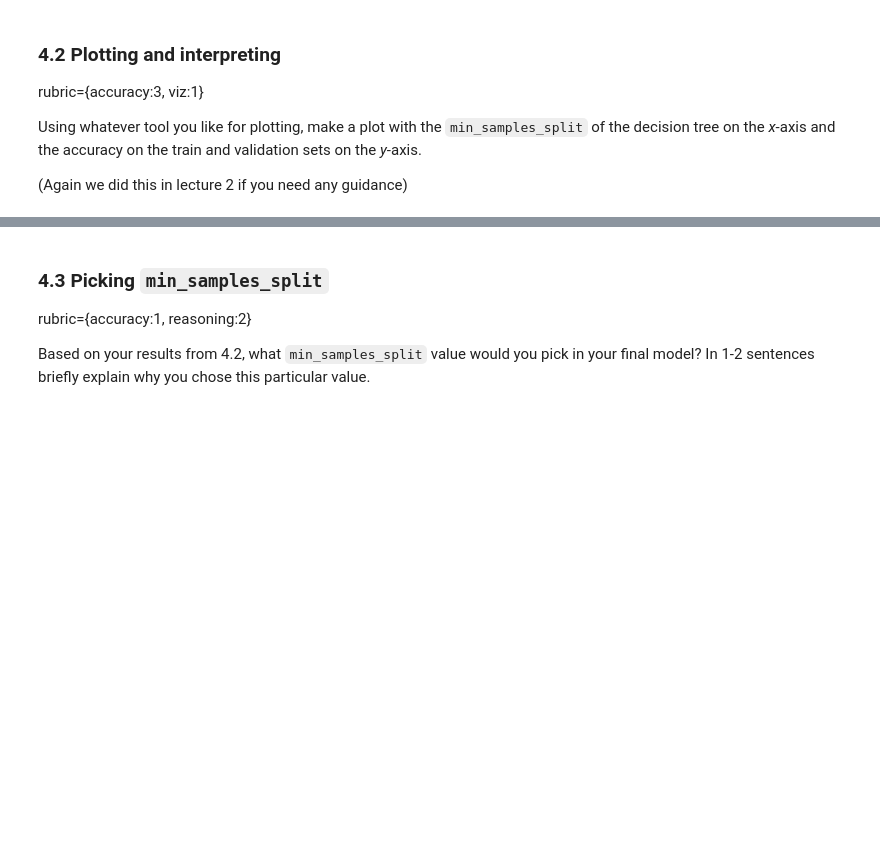
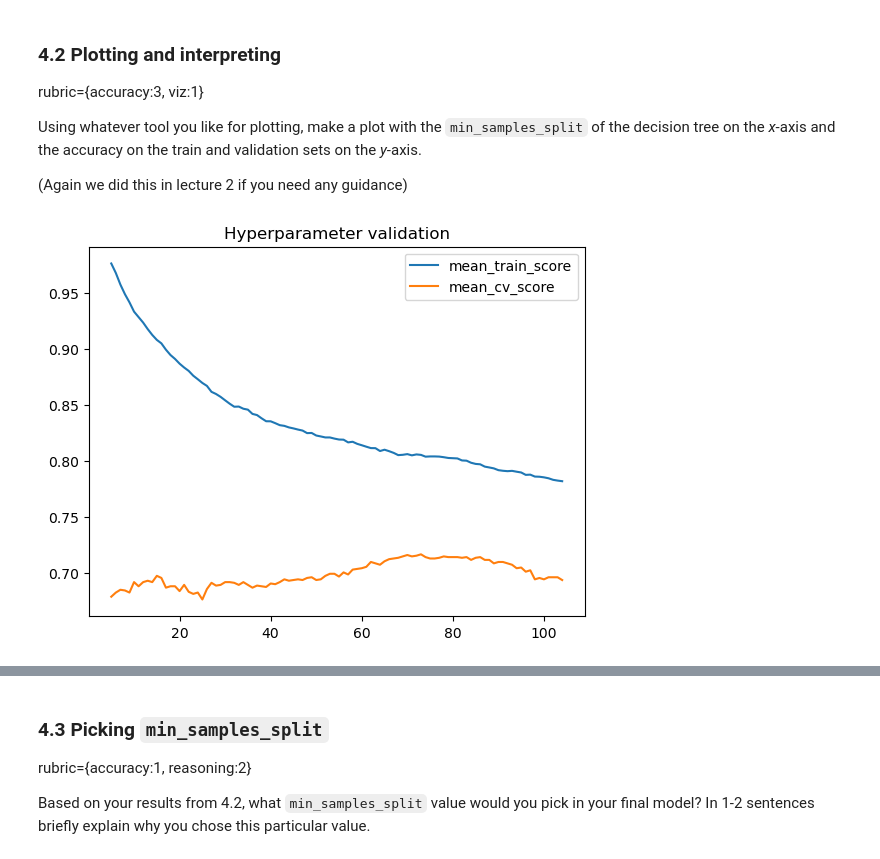
Before and after one commit to Aizenz/BAIT509assignments, a Jupyter notebook: assignment1/assignment1.ipynb, the cells around one changed output, grey strips where cells are left out. Drawn from its saved outputs; the diff is of its cells as text; code cells hidden in the pictures; blank space fills up the shorter version.

```diff
--- a/assignment1/assignment1.ipynb
+++ b/assignment1/assignment1.ipynb
@@ -238,3 +251,3 @@ The starter code below reads the data CSV file into the notebook. make sure you
 # %%
-spotify_df = pd.read_csv("spotify.csv", index_col=0)
-spotify_df
+spotify_df = pd.read_csv("data.csv", index_col=0)
+spotify_df.head()
@@ -245,7 +265,8 @@ rubric={accuracy:2}
 Split your `spotify_df` into your train and test splits.  Name the training data `train_df` and the testing data `test_df` using an 80/20 train to test split. Set your `random_state` to 77 to keep it consistent and facilitate grading.
 # %%
 # Assign the splits to train_df and test_df
-...
+from sklearn.model_selection import train_test_split
+train_df, test_df = train_test_split(spotify_df,test_size=0.2,train_size=0.8,random_state=77)
 # %% [markdown]
 ### 2.2 Explaining histograms
 
@@ -293,0 +318,8 @@ dummy_model = ...
+# %%
+from sklearn.dummy import DummyClassifier
+dummy_model = DummyClassifier(strategy="most_frequent")
+dummy_model.fit(X_train,y_train)
+display("The train set score is:")
+display(dummy_model.score(X_train,y_train))
+display("The test set socre is:")
+dummy_model.score(X_test,y_test)
@@ -358,0 +446,14 @@ results_df = ...
+# %%
+
+results_dict = {"depth": list(), "mean_train_score": list(), "mean_cv_score": list()}
+
+# Iterate over the hyperparameter values
+for depth in range(5, 105):
+    model = DecisionTreeClassifier(min_samples_split=depth)
+    scores = cross_validate(model, X_train, y_train, cv=10, return_train_score=True)
+    results_dict["depth"].append(depth)
+    results_dict["mean_cv_score"].append(scores["test_score"].mean())
+    results_dict["mean_train_score"].append(scores["train_score"].mean())
+
+results_df = pd.DataFrame(results_dict).set_index('depth')
+results_df
@@ -370,0 +482,11 @@ accuracy_plot
+# %%
+import seaborn as sns
+import  matplotlib.pyplot as plt
+
+plt.plot(results_df)
+plt.legend(['mean_train_score','mean_cv_score'])
+# Display the plot
+plt.title("Hyperparameter validation")
+plt.show()
+# %% [output]
+[figure, added]
```
Also changed, not shown: parts of 34 cells of this notebook, 1 other file.
